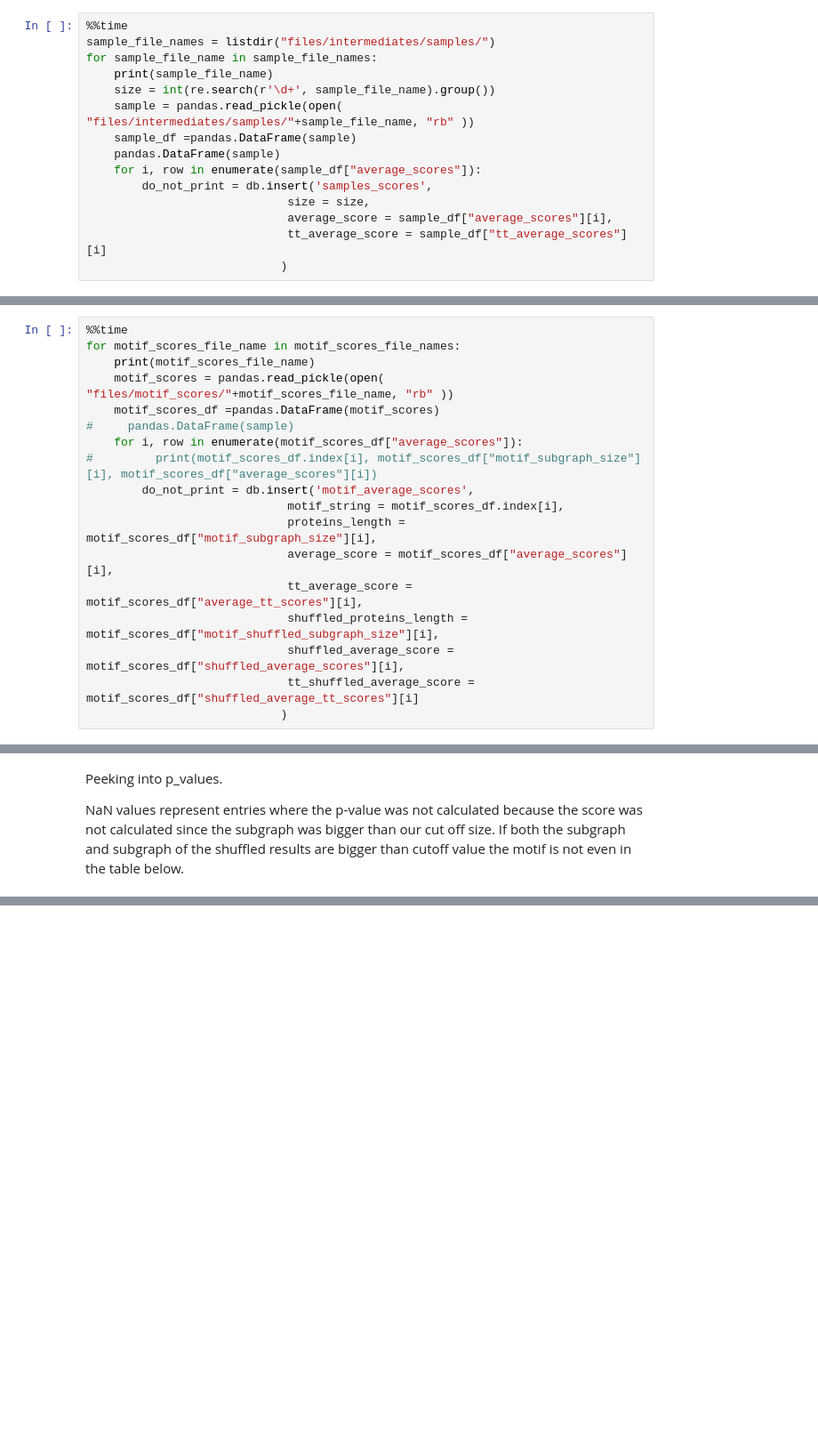
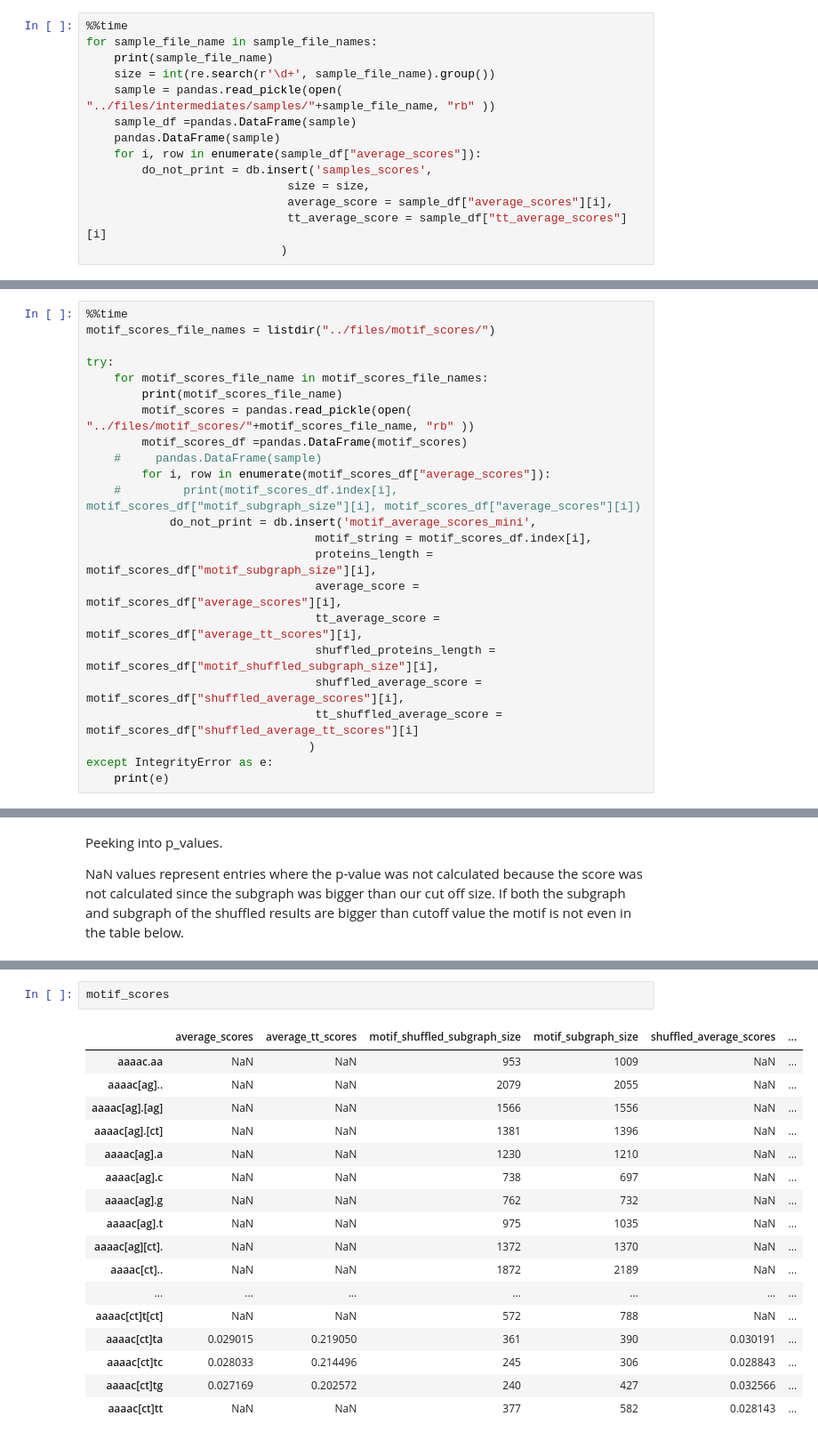
Before and after one commit to fatima711/motif_discovery, a Jupyter notebook: analysis/post_process.ipynb, the cells around one changed output, grey strips where cells are left out. Shown: that part at 89% size. Saved outputs shown, nothing was run; the diff lists cells and outputs as text; blank space fills up the shorter version.

```diff
--- a/analysis/post_process.ipynb
+++ b/analysis/post_process.ipynb
@@ -27,11 +19,10 @@ ProgrammingError: ERROR:  relation "samples_scores" already exists
 ### Inserting samples scores into database
 # %%
 %%time
-sample_file_names = listdir("files/intermediates/samples/")
 for sample_file_name in sample_file_names:
     print(sample_file_name)
     size = int(re.search(r'\d+', sample_file_name).group())
-    sample = pandas.read_pickle(open( "files/intermediates/samples/"+sample_file_name, "rb" ))
+    sample = pandas.read_pickle(open( "../files/intermediates/samples/"+sample_file_name, "rb" ))
     sample_df =pandas.DataFrame(sample)
     pandas.DataFrame(sample)
     for i, row in enumerate(sample_df["average_scores"]):
@@ -56,19 +51,24 @@ db.query("""create table motif_average_scores(
 ### Inserting motif scores into database
 # %%
 %%time
-for motif_scores_file_name in motif_scores_file_names:
-    print(motif_scores_file_name)
-    motif_scores = pandas.read_pickle(open( "files/motif_scores/"+motif_scores_file_name, "rb" ))
-    motif_scores_df =pandas.DataFrame(motif_scores)
-#     pandas.DataFrame(sample)
-    for i, row in enumerate(motif_scores_df["average_scores"]):
-#         print(motif_scores_df.index[i], motif_scores_df["motif_subgraph_size"][i], motif_scores_df["average_scores"][i])
-        do_not_print = db.insert('motif_average_scores',
-                             motif_string = motif_scores_df.index[i],
-                             proteins_length = motif_scores_df["motif_subgraph_size"][i],
-                             average_score = motif_scores_df["average_scores"][i],
-                             tt_average_score = motif_scores_df["average_tt_scores"][i],
-                             shuffled_proteins_length = motif_scores_df["motif_shuffled_subgraph_size"][i],
-                             shuffled_average_score = motif_scores_df["shuffled_average_scores"][i],
-                             tt_shuffled_average_score = motif_scores_df["shuffled_average_tt_scores"][i]
-                            )
+motif_scores_file_names = listdir("../files/motif_scores/")
+
+try:
+    for motif_scores_file_name in motif_scores_file_names:
+        print(motif_scores_file_name)
+        motif_scores = pandas.read_pickle(open( "../files/motif_scores/"+motif_scores_file_name, "rb" ))
+        motif_scores_df =pandas.DataFrame(motif_scores)
+    #     pandas.DataFrame(sample)
+        for i, row in enumerate(motif_scores_df["average_scores"]):
+    #         print(motif_scores_df.index[i], motif_scores_df["motif_subgraph_size"][i], motif_scores_df["average_scores"][i])
+            do_not_print = db.insert('motif_average_scores_mini',
+                                 motif_string = motif_scores_df.index[i],
+                                 proteins_length = motif_scores_df["motif_subgraph_size"][i],
+                                 average_score = motif_scores_df["average_scores"][i],
+                                 tt_average_score = motif_scores_df["average_tt_scores"][i],
+                                 shuffled_proteins_length = motif_scores_df["motif_shuffled_subgraph_size"][i],
+                                 shuffled_average_score = motif_scores_df["shuffled_average_scores"][i],
+                                 tt_shuffled_average_score = motif_scores_df["shuffled_average_tt_scores"][i]
+                                )
+except IntegrityError as e:
+    print(e)
@@ -116,0 +113,20 @@ p_values_df
+# %%
+motif_scores
+# %% [output]
+|  | average_scores | average_tt_scores | motif_shuffled_subgraph_size | motif_subgraph_size | shuffled_average_scores | ... |
+| aaaac.aa | NaN | NaN | 953 | 1009 | NaN | ... |
+| aaaac[ag].. | NaN | NaN | 2079 | 2055 | NaN | ... |
+| aaaac[ag].[ag] | NaN | NaN | 1566 | 1556 | NaN | ... |
+| aaaac[ag].[ct] | NaN | NaN | 1381 | 1396 | NaN | ... |
+| aaaac[ag].a | NaN | NaN | 1230 | 1210 | NaN | ... |
+| aaaac[ag].c | NaN | NaN | 738 | 697 | NaN | ... |
+| aaaac[ag].g | NaN | NaN | 762 | 732 | NaN | ... |
+| aaaac[ag].t | NaN | NaN | 975 | 1035 | NaN | ... |
+| aaaac[ag][ct]. | NaN | NaN | 1372 | 1370 | NaN | ... |
+| aaaac[ct].. | NaN | NaN | 1872 | 2189 | NaN | ... |
+| ... | ... | ... | ... | ... | ... | ... |
+| aaaac[ct]t[ct] | NaN | NaN | 572 | 788 | NaN | ... |
+| aaaac[ct]ta | 0.029015 | 0.219050 | 361 | 390 | 0.030191 | ... |
+| aaaac[ct]tc | 0.028033 | 0.214496 | 245 | 306 | 0.028843 | ... |
+| aaaac[ct]tg | 0.027169 | 0.202572 | 240 | 427 | 0.032566 | ... |
+| aaaac[ct]tt | NaN | NaN | 377 | 582 | 0.028143 | ... |
```
Also changed, not shown: parts of 11 cells of this notebook.
